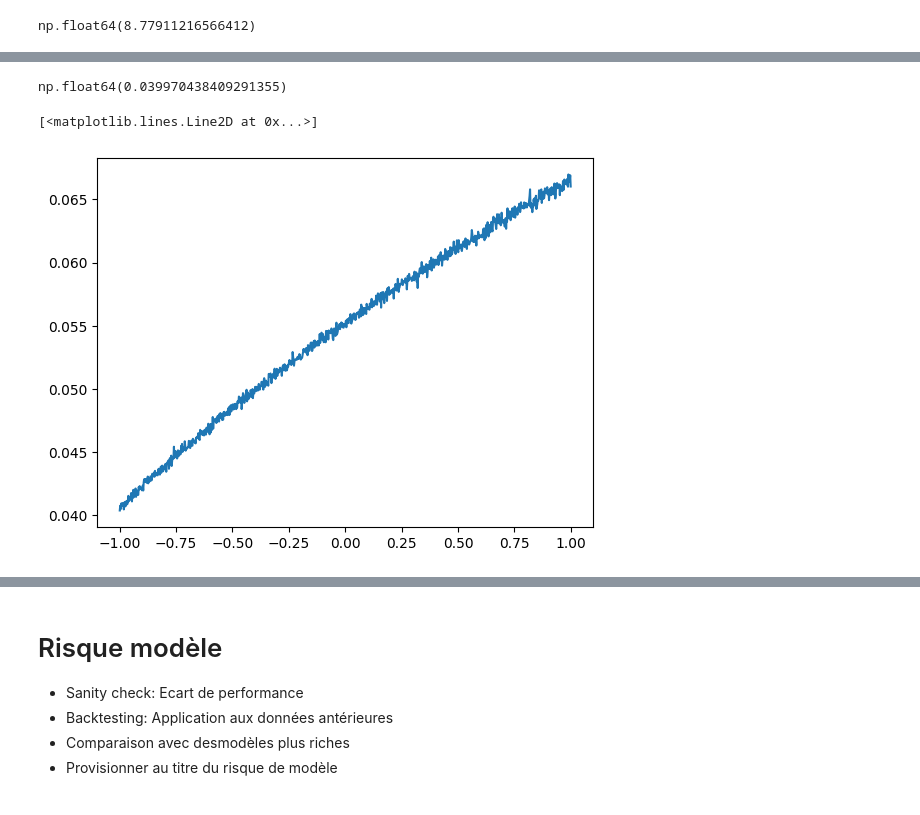
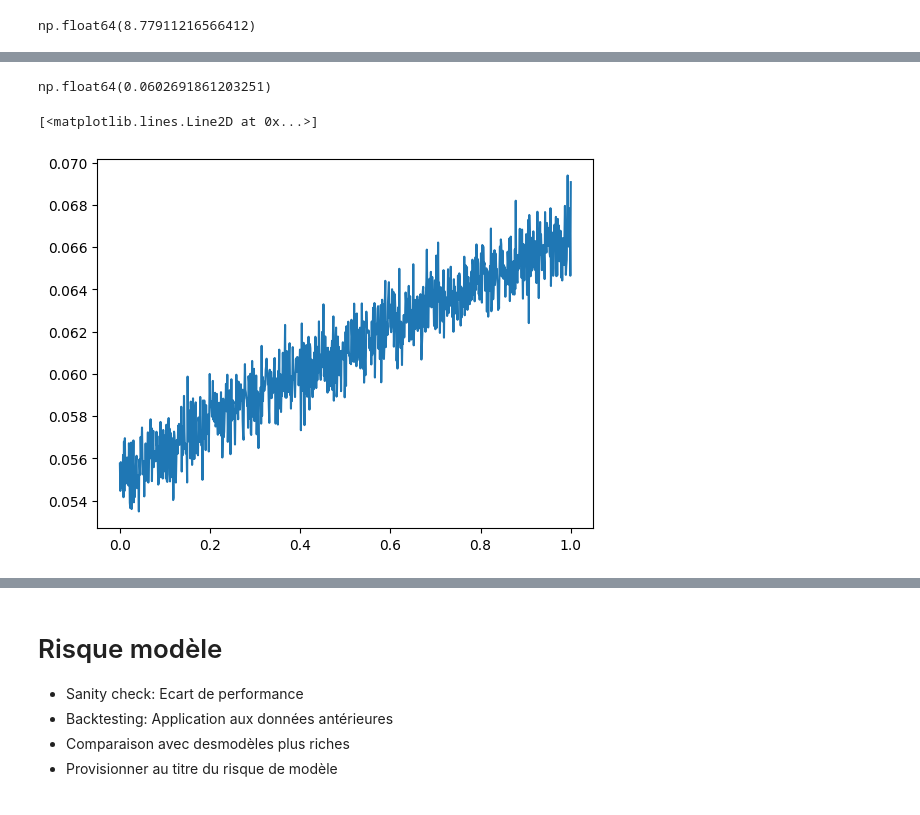
Before and after one commit to usenameFD/Asset-management, a Jupyter notebook: Liquidity/assetLiquidity copy.ipynb, the cells around one changed output, grey strips where cells are left out. Drawn from its saved outputs; the diff is of its cells as text; code cells hidden in the pictures.

```diff
--- a/Liquidity/assetLiquidity copy.ipynb
+++ b/Liquidity/assetLiquidity copy.ipynb
@@ -1543,18 +1597,21 @@ def SimSpread(c,T,r,lamda, R, alpha, rho, H = 1/12, M=10_000):
     mu = (P_1 - P_0)/P_0
     return  - np.quantile(mu,0.01)
 # %%
-sigma = 0.01
-alpha =0.4
-rho = 0.4
+sigma = 0.01 # Volatilité du taux d'intérêt
+alpha =0.4   # Volatilité du spread
+rho = 0.4    # Corrélation entre le spread et le taux d'intérêt
 
-SimSpread(c,T,r,lamda, R, alpha, rho, H = 1/12, M=10)
+np.random.seed(90) # Pour la reproductibilité
+SimSpread(c,T,r,lamda, R, alpha, rho, H = 1/12)
 # %% [output]
-np.float64(0.039970438409291355)
+np.float64(0.0602691861203251)
 # %%
-rhos = np.linspace(-1,1, num= 1000)
-var = np.array([SimSpread(c,T,r,lamda, R, alpha, rho, H = 1/12,M=100_000) for rho in rhos])
+np.random.seed(90)
+
+rhos = np.linspace(0,1, num= 1000)
+var = np.array([SimSpread(c,T,r,lamda, R, alpha, rho, H = 1/12) for rho in rhos])
 
 plt.plot(rhos, var)
 # %% [output]
 [<matplotlib.lines.Line2D at 0x...>]
-[figure, old version]
+[figure, new version]
```
Also changed, not shown: parts of 24 cells of this notebook, 1 other file.
